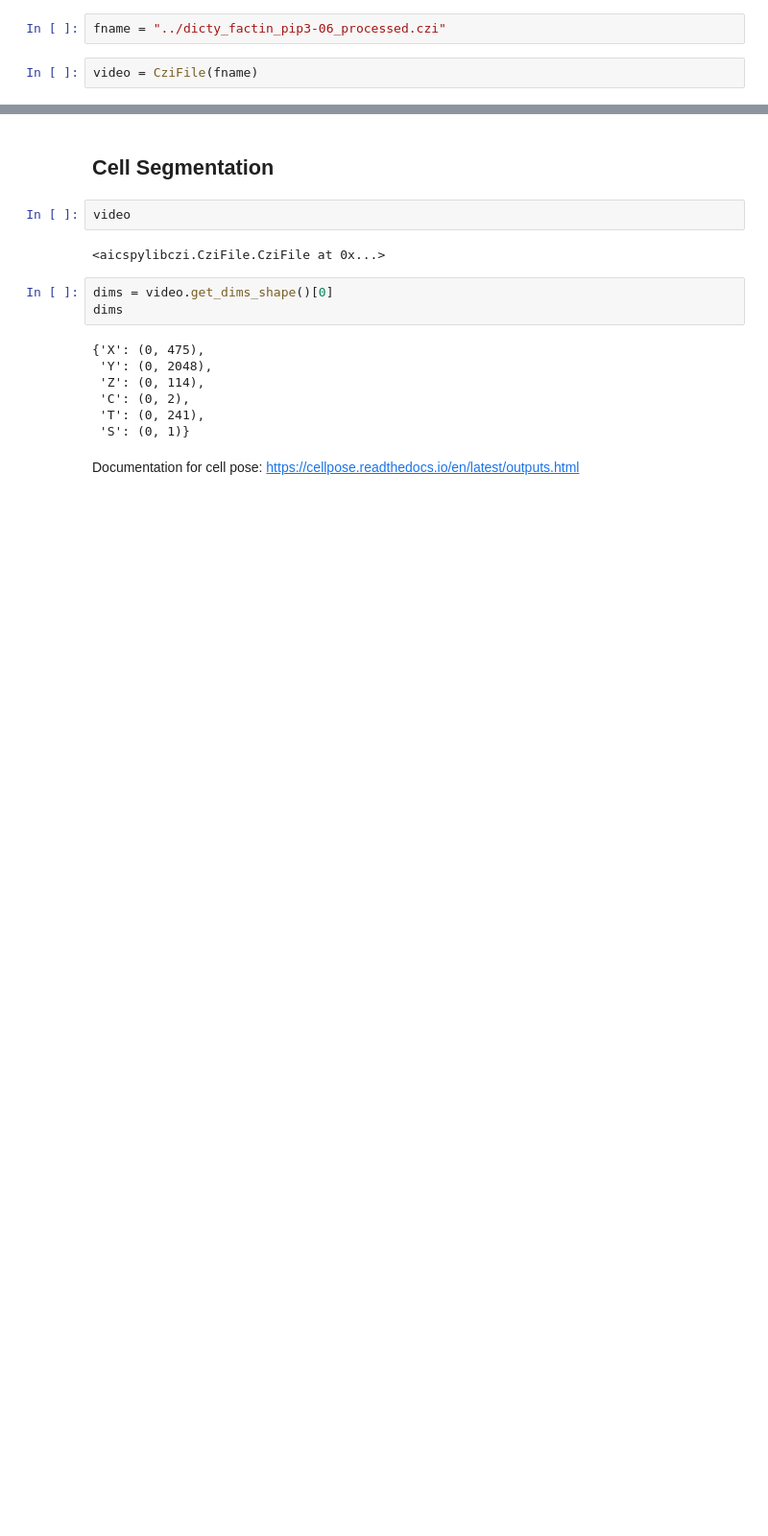
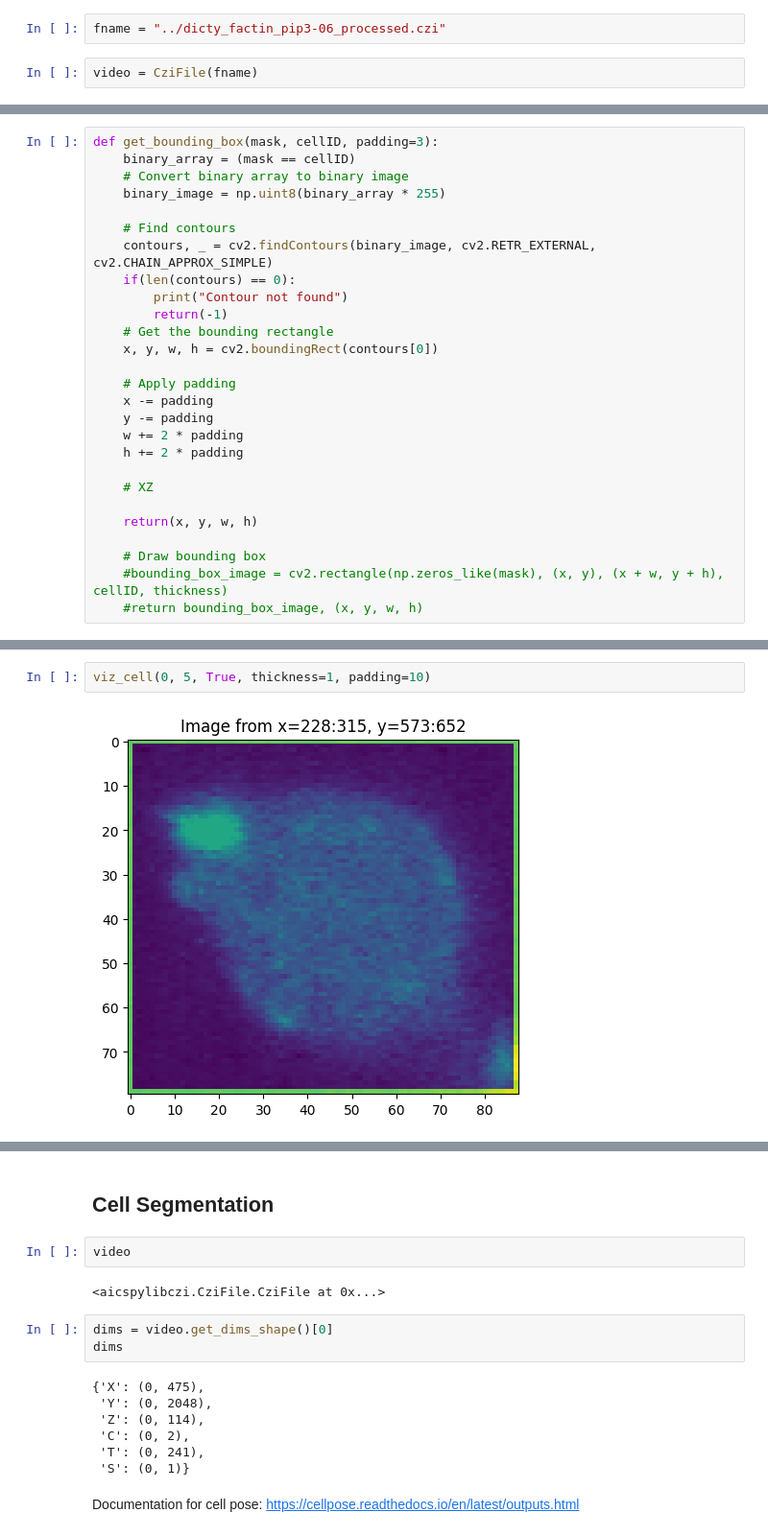
Before and after one commit to SammyAgrawal/ActinMotionPrediction, a Jupyter notebook: VideoProcessing.ipynb, the cells around one changed output, grey strips where cells are left out. Shown at 96% size. Saved outputs shown, nothing was run; the diff lists cells and outputs as text; blank space fills up the shorter version.

```diff
--- a/VideoProcessing.ipynb
+++ b/VideoProcessing.ipynb
@@ -301,0 +222,27 @@ plt.imshow(img[0])
+# %%
+def get_bounding_box(mask, cellID, padding=3):
+    binary_array = (mask == cellID)
+    # Convert binary array to binary image
+    binary_image = np.uint8(binary_array * 255)
+
+    # Find contours
+    contours, _ = cv2.findContours(binary_image, cv2.RETR_EXTERNAL, cv2.CHAIN_APPROX_SIMPLE)
+    if(len(contours) == 0):
+        print("Contour not found")
+        return(-1)
+    # Get the bounding rectangle
+    x, y, w, h = cv2.boundingRect(contours[0])
+
+    # Apply padding
+    x -= padding
+    y -= padding
+    w += 2 * padding
+    h += 2 * padding
+
+    # XZ
+
+    return(x, y, w, h)
+
+    # Draw bounding box
+    #bounding_box_image = cv2.rectangle(np.zeros_like(mask), (x, y), (x + w, y + h), cellID, thickness)
+    #return bounding_box_image, (x, y, w, h)
@@ -301,0 +270,4 @@ plt.imshow(img[0])
+# %%
+viz_cell(0, 5, True, thickness=1, padding=10)
+# %% [output]
+[figure, added]
```
Also changed, not shown: parts of 44 cells of this notebook, 2 other files.
